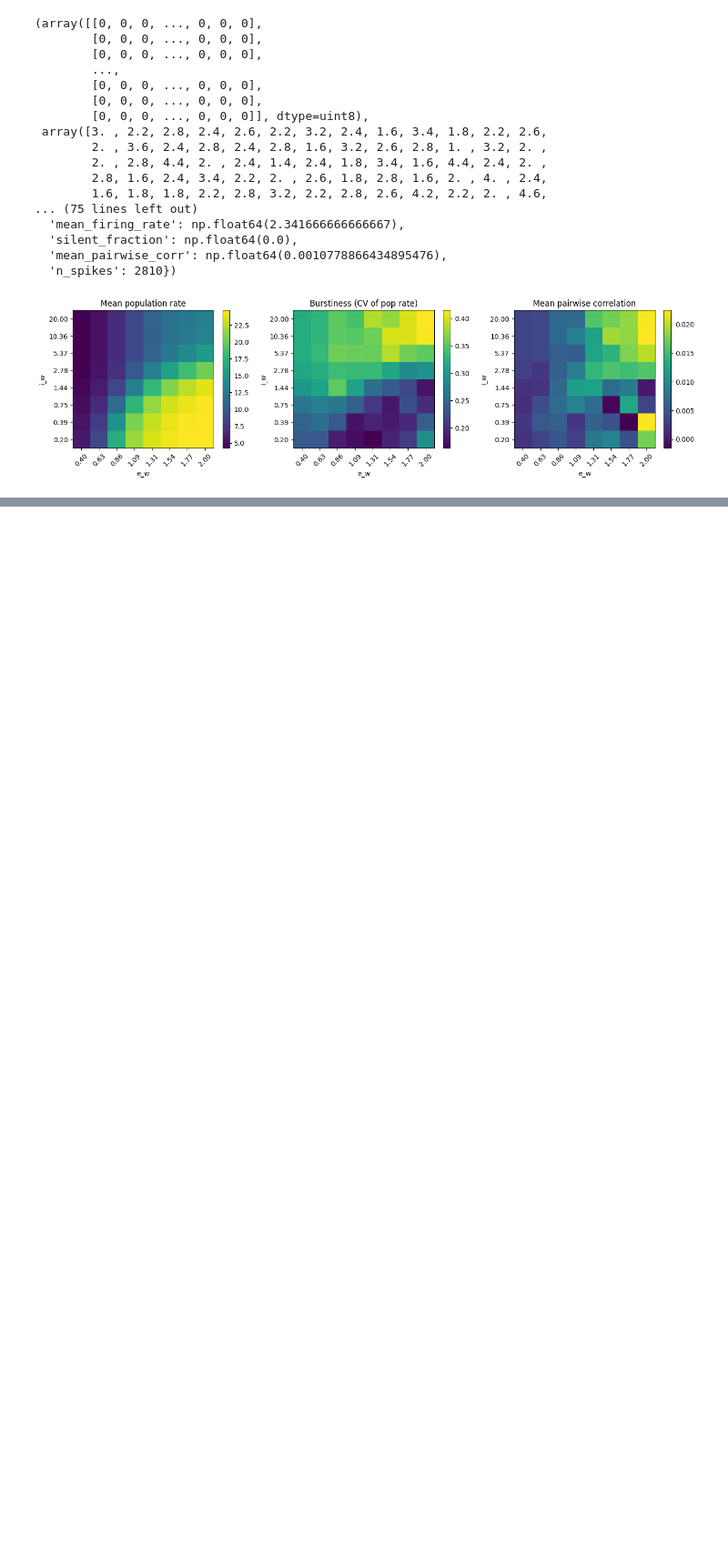
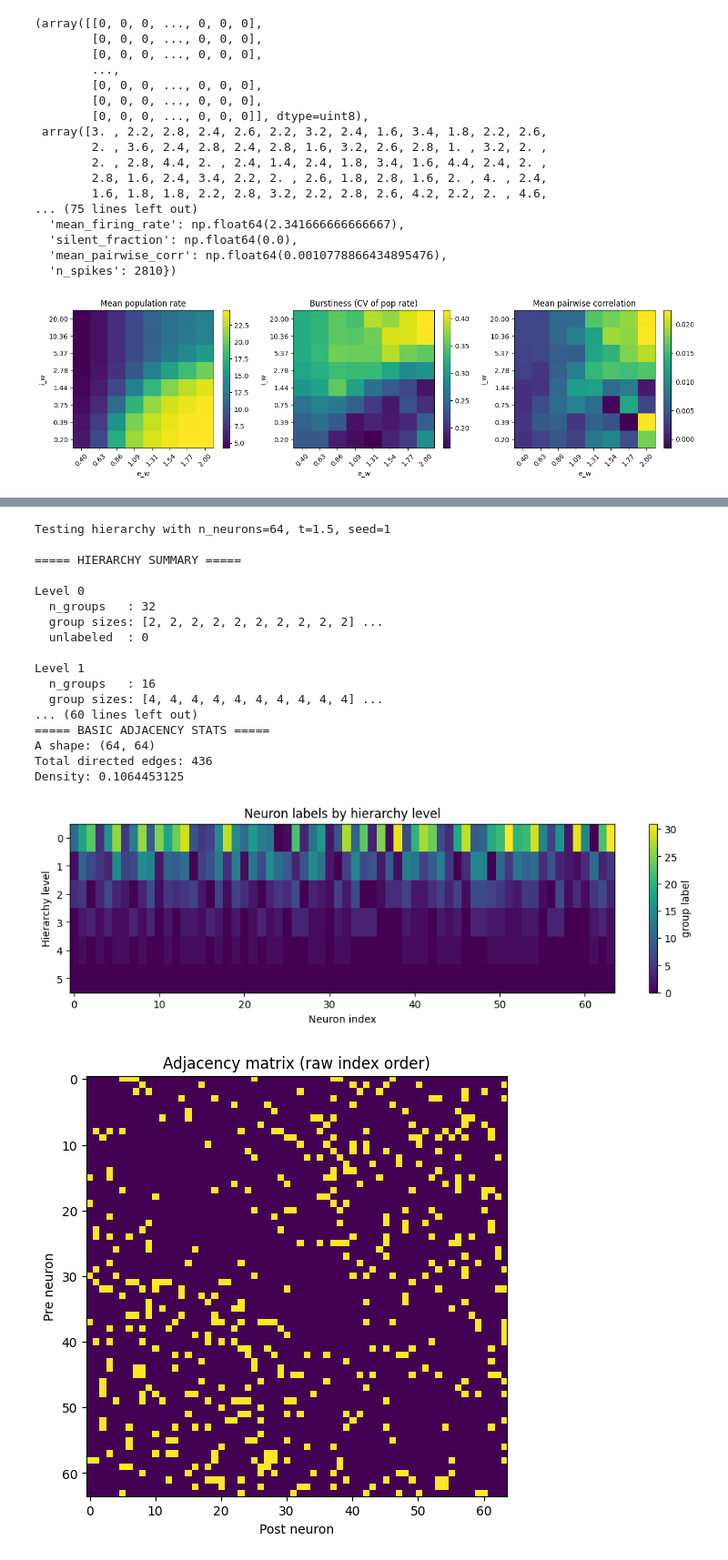
Before and after one commit to dmnburrows/multiscale_dev_dynamics, a Jupyter notebook: model_check.ipynb, the cells around one changed output, grey strips where cells are left out. Shown at 91% size. Drawn from its saved outputs; the diff is of its cells as text; code cells hidden in the pictures; blank space fills up the shorter version.

```diff
--- a/model_check.ipynb
+++ b/model_check.ipynb
@@ -3285,0 +3459,23 @@ Mean connection probability by level:
+# %%
+out = test_hierarchy(n_neurons=64, t=1.5, seed=1)
+out = test_hierarchy(n_neurons=64, t=3.0, seed=1)
+# %% [output]
+Testing hierarchy with n_neurons=64, t=1.5, seed=1
+
+===== HIERARCHY SUMMARY =====
+
+Level 0
+  n_groups   : 32
+  group sizes: [2, 2, 2, 2, 2, 2, 2, 2, 2, 2] ...
+  unlabeled  : 0
+
+Level 1
+  n_groups   : 16
+  group sizes: [4, 4, 4, 4, 4, 4, 4, 4, 4, 4] ...
+... (60 lines left out)
+===== BASIC ADJACENCY STATS =====
+A shape: (64, 64)
+Total directed edges: 436
+Density: 0.1064453125
+[figure, added]
+[figure, added]
```
Also changed, not shown: parts of 15 cells of this notebook.
